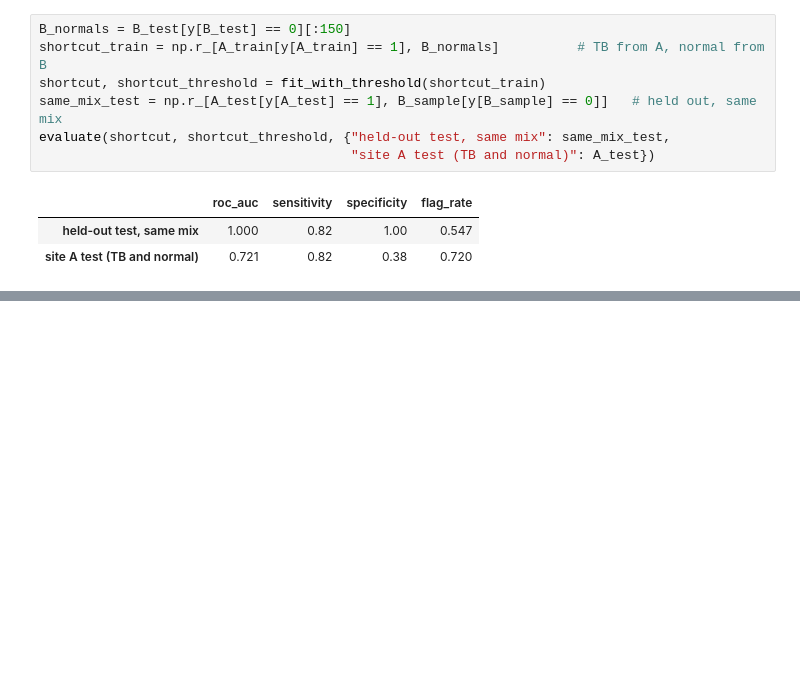
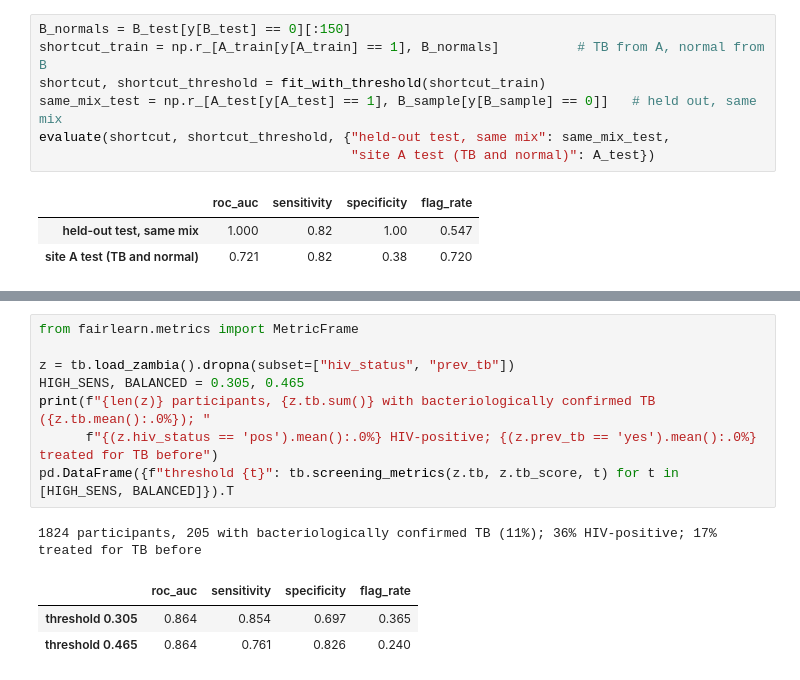
Before and after one commit to firmaye/MLOps-Workshop, a Jupyter notebook: 07-tb-xray/tb_screening.ipynb, the cells around one changed output, grey strips where cells are left out. Saved outputs shown, nothing was run; the diff lists cells and outputs as text; blank space fills up the shorter version.

```diff
--- a/07-tb-xray/tb_screening.ipynb
+++ b/07-tb-xray/tb_screening.ipynb
@@ -429,0 +384,13 @@ Questions for the programme, not the data scientist:
+# %%
+from fairlearn.metrics import MetricFrame
+
+z = tb.load_zambia().dropna(subset=["hiv_status", "prev_tb"])
+HIGH_SENS, BALANCED = 0.305, 0.465
+print(f"{len(z)} participants, {z.tb.sum()} with bacteriologically confirmed TB ({z.tb.mean():.0%}); "
+      f"{(z.hiv_status == 'pos').mean():.0%} HIV-positive; {(z.prev_tb == 'yes').mean():.0%} treated for TB before")
+pd.DataFrame({f"threshold {t}": tb.screening_metrics(z.tb, z.tb_score, t) for t in [HIGH_SENS, BALANCED]}).T
+# %% [output]
+1824 participants, 205 with bacteriologically confirmed TB (11%); 36% HIV-positive; 17% treated for TB before
+|  | roc_auc | sensitivity | specificity | flag_rate |
+| threshold 0.305 | 0.864 | 0.854 | 0.697 | 0.365 |
+| threshold 0.465 | 0.864 | 0.761 | 0.826 | 0.240 |
```
Also changed, not shown: parts of 12 cells of this notebook, 6 other files.
